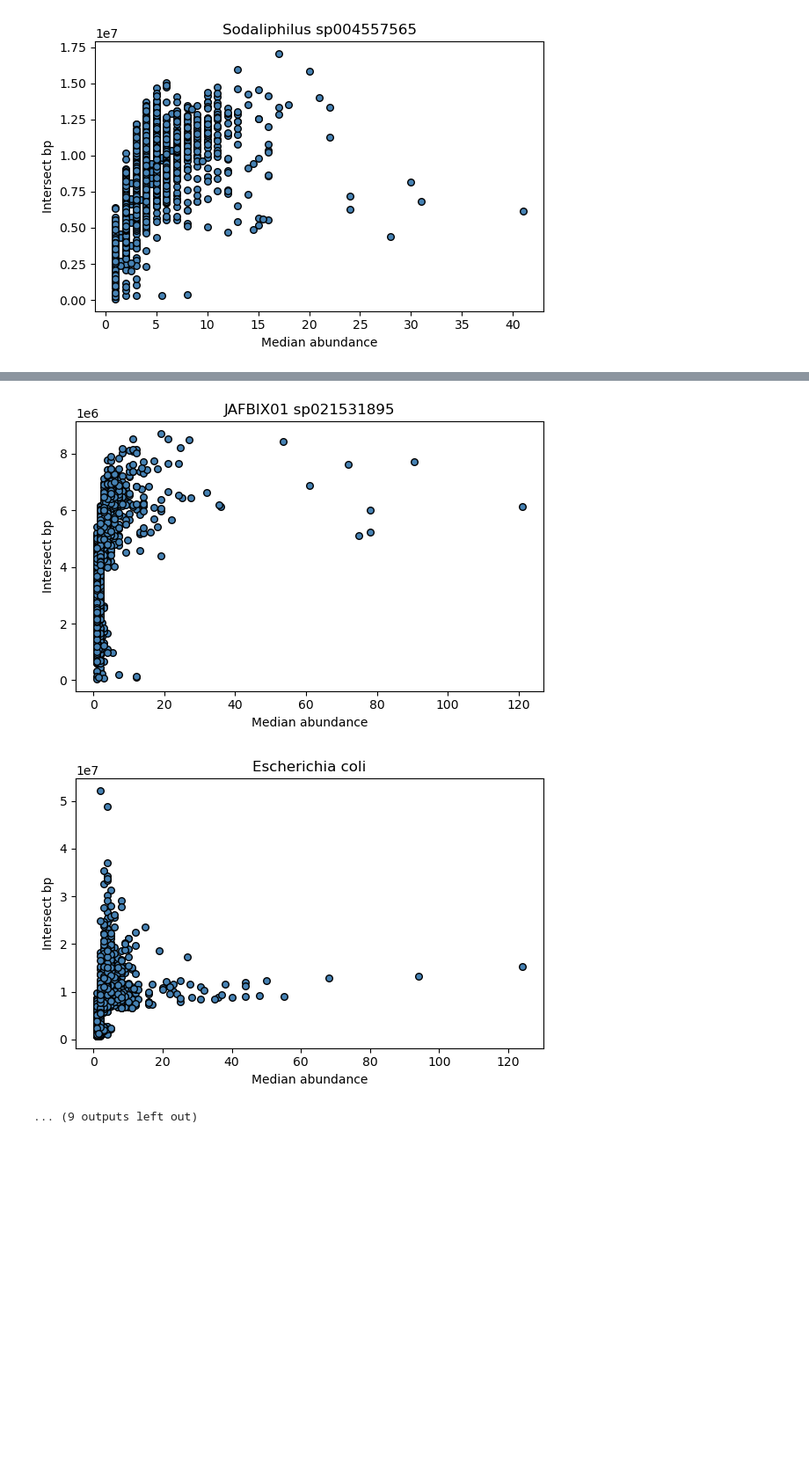
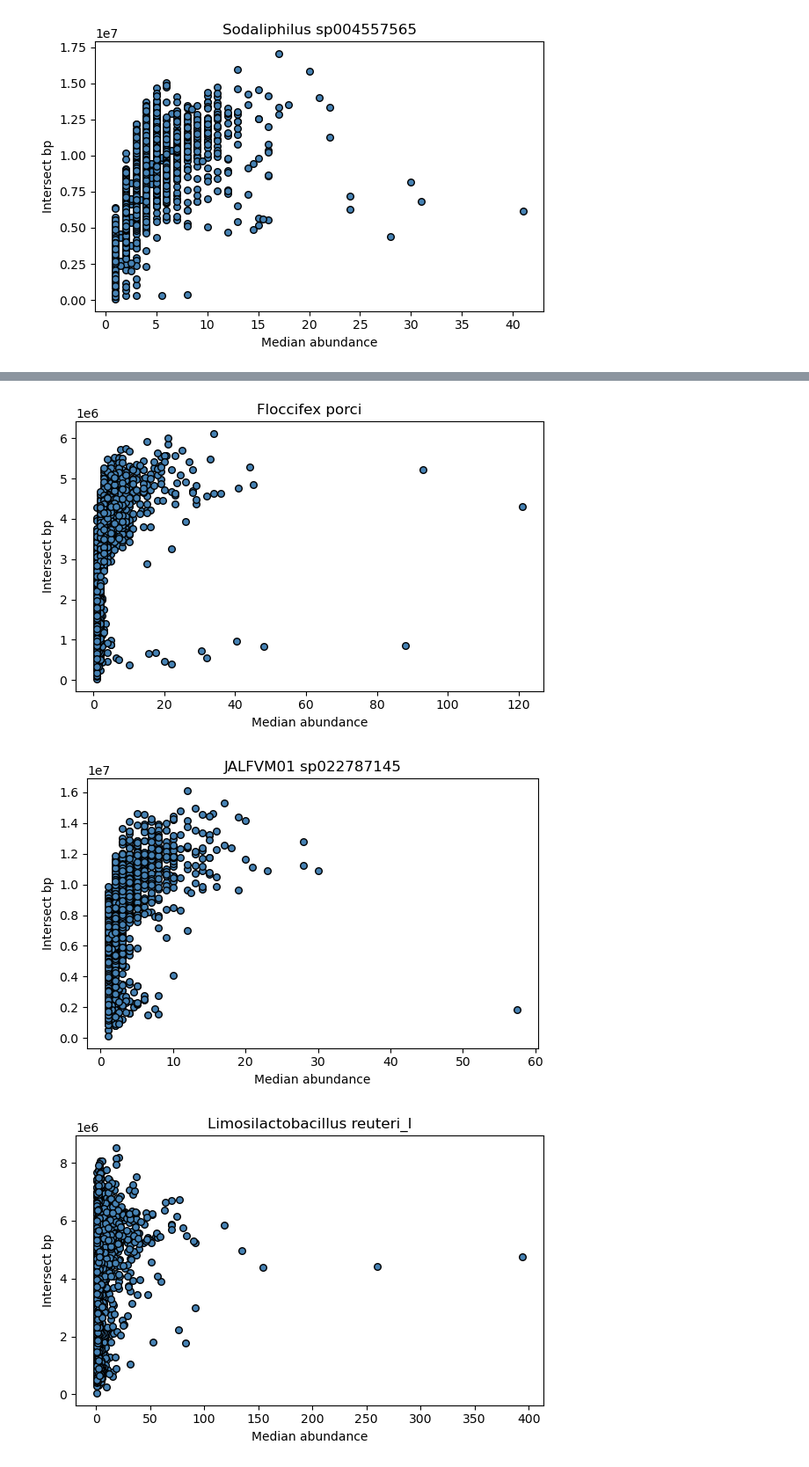
Before and after one commit to AnneliektH/2025-pig-binning-plots, a Jupyter notebook: notebooks/get_medianabund_intersectbp_corespp.ipynb, the cells around one changed output, grey strips where cells are left out. Shown: that part at 88% size. Cells and saved outputs as stored; diff of their text form; code cells hidden in the pictures; blank space fills up the shorter version.

Commit message:
med_abundxintbp plot

```diff
--- a/notebooks/get_medianabund_intersectbp_corespp.ipynb
+++ b/notebooks/get_medianabund_intersectbp_corespp.ipynb
@@ -106,9 +102,8 @@ plt.show()
 # %%
 import matplotlib.pyplot as plt
 
-names = df2["name"].unique()
 
-for name in names:
+for name in core_species:
     sub = df2[df2["name"] == name]
     plt.figure(figsize=(6,4))
     plt.scatter(sub["median_abund"], sub["intersect_bp"], s=30, color="steelblue", edgecolor="k")
@@ -131,3 +126,3 @@ for name in names:
-[figure, old version]
+[figure, new version]
-[figure, old version]
+[figure, new version]
-... (9 outputs left out)
+[figure, added]
```
Also changed, not shown: parts of 3 cells of this notebook.
